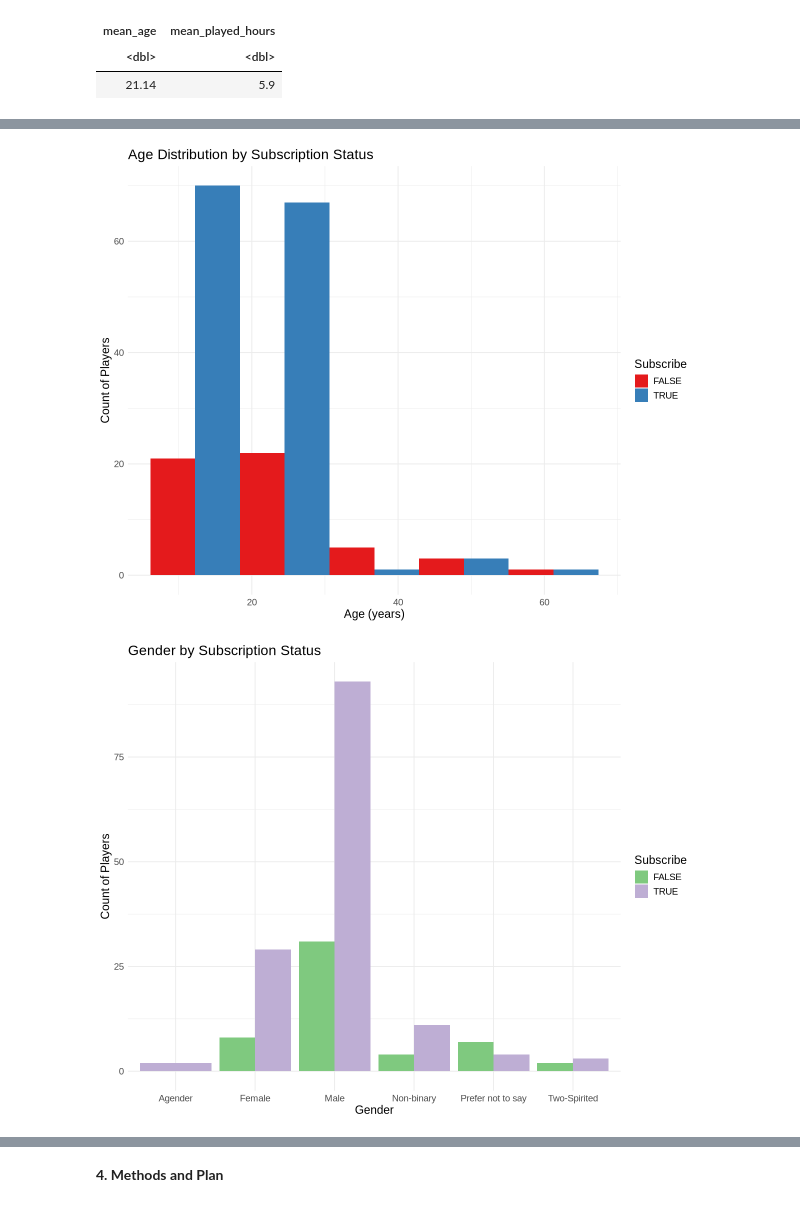
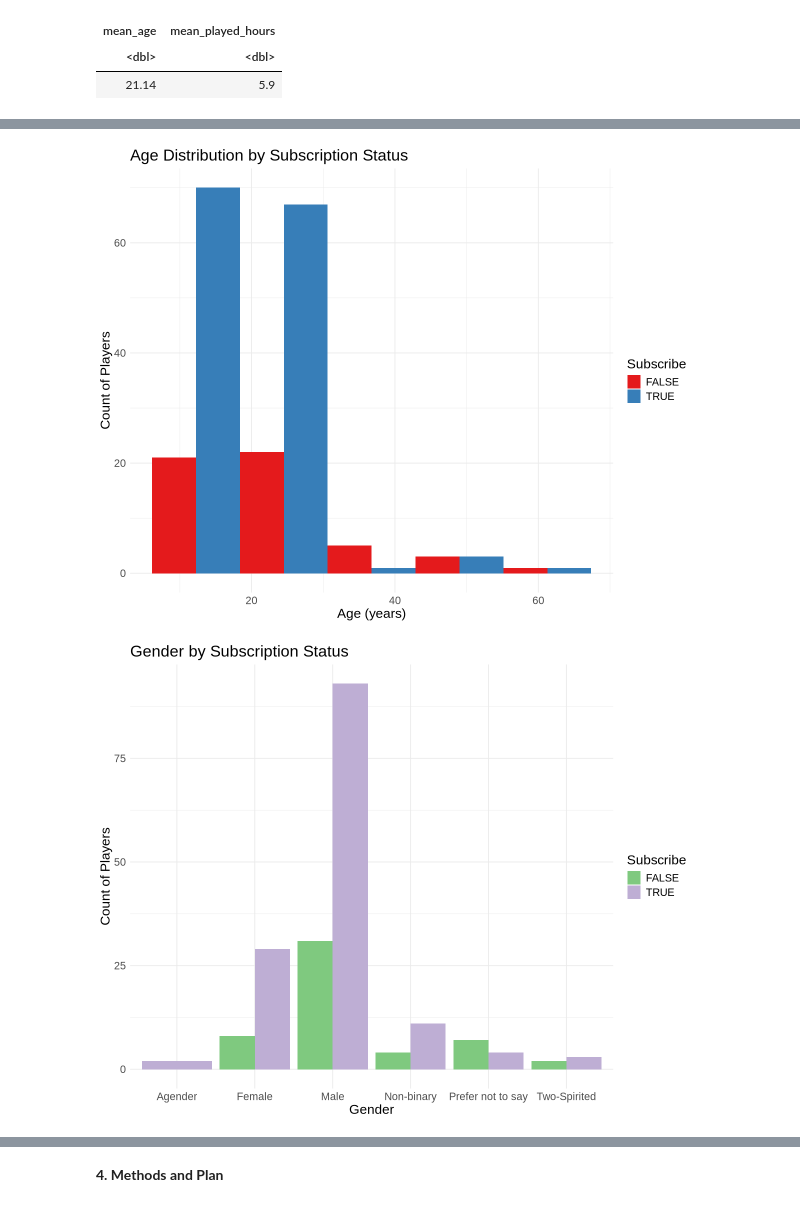
Before and after one commit to nancytrinh/Individual-Planning-Stage-Hong-To-Nhu-Trinh, a Jupyter notebook: group9.HongToNhuTrinh.ipynb, the cells around one changed output, grey strips where cells are left out. Saved outputs shown, nothing was run; the diff lists cells and outputs as text; code cells hidden in the pictures.

```diff
--- a/group9.HongToNhuTrinh.ipynb
+++ b/group9.HongToNhuTrinh.ipynb
@@ -187,18 +187,18 @@ ggplot(player_tidy, aes(x = age, fill = subscribe)) +
   geom_histogram(position = "dodge", bins = 5) +
   labs(title = "Age Distribution by Subscription Status",
        x = "Age (years)", y = "Count of Players", fill = "Subscribe") +
-  theme_minimal() +theme(text = element_text(size=14)) + scale_fill_brewer(palette = 'Set1')
+  theme_minimal() +theme(text = element_text(size=16)) + scale_fill_brewer(palette = 'Set1')
 # %% [output]
-[figure, old version]
+[figure, new version]
 # %%
 options(repr.plot.width = 10, repr.plot.height = 8)
 ggplot(player_tidy, aes(x = gender, fill = subscribe)) +
   geom_bar(position = "dodge") +
   labs(title = "Gender by Subscription Status",
        x = "Gender", y = "Count of Players", fill = "Subscribe") +
-  theme_minimal() + theme(text = element_text(size=14)) + scale_fill_brewer(palette = 'Accent')
+  theme_minimal() + theme(text = element_text(size=16)) + scale_fill_brewer(palette = 'Accent')
 # %% [output]
-[figure, old version]
+[figure, new version]
 # %%
 options(repr.plot.width = 10, repr.plot.height = 8)
 ggplot(player_tidy, aes(x = experience, fill = subscribe)) +
```
Also changed, not shown: parts of 8 cells of this notebook.
